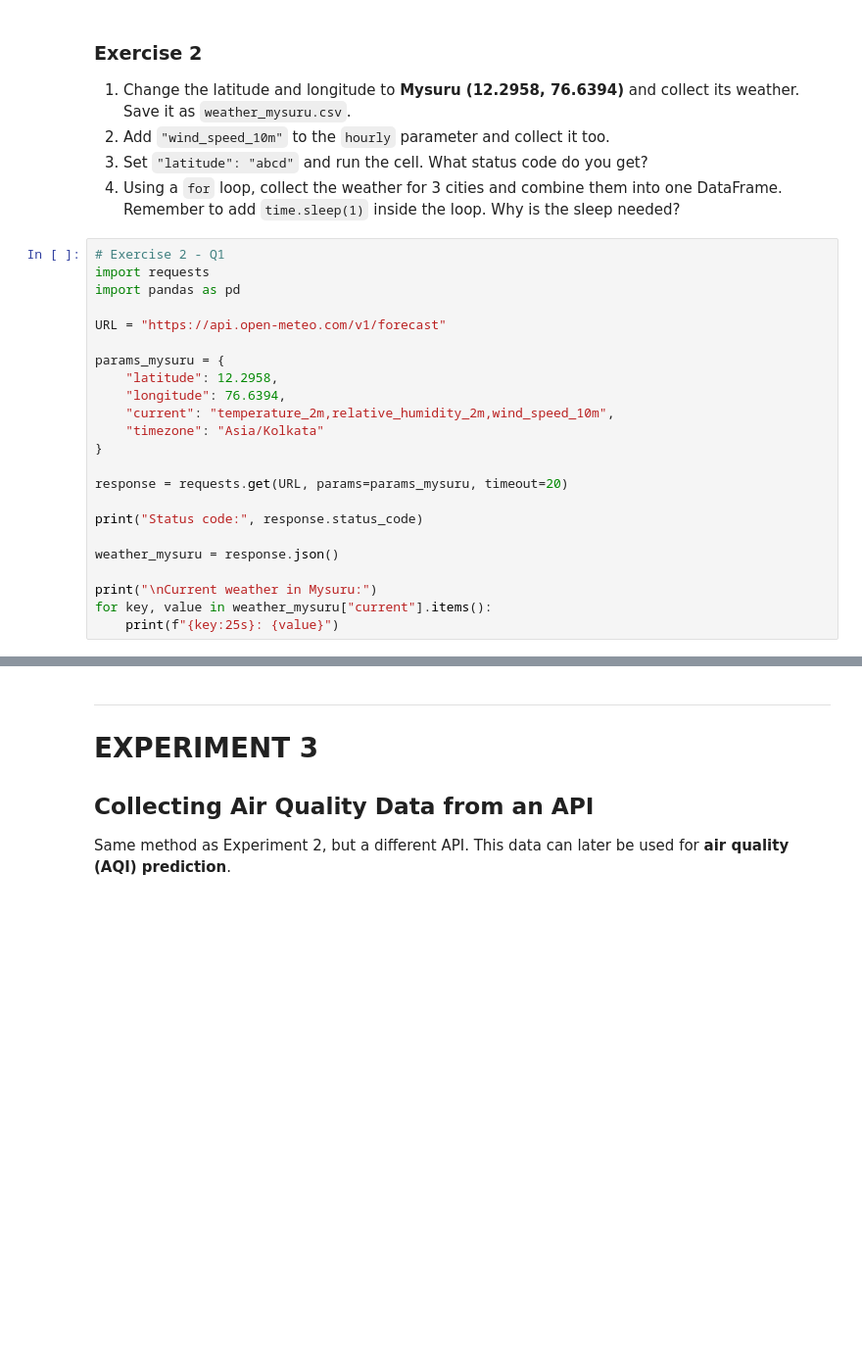
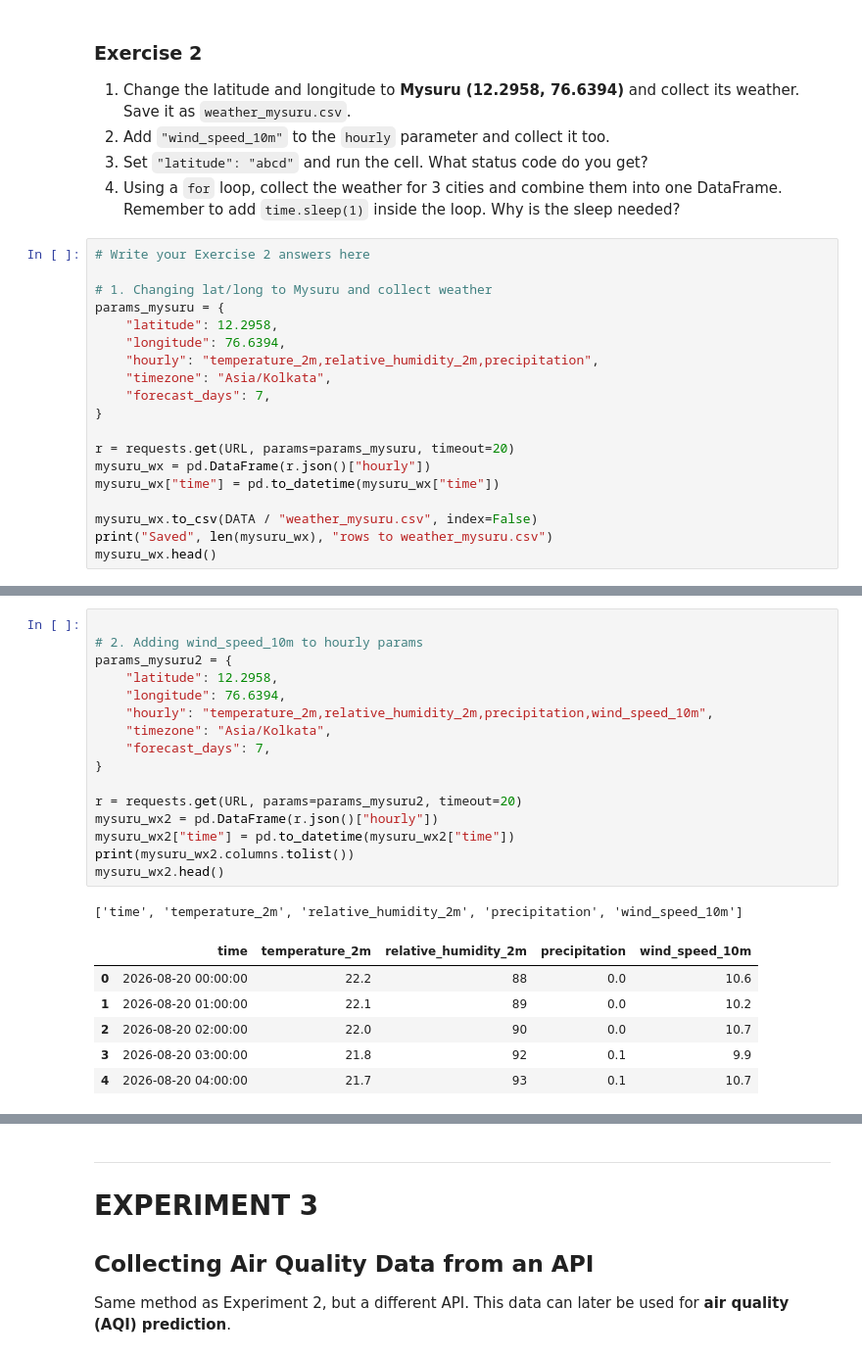
Before and after one commit to bharatmadiwalarbtech25/Lab_Data_Collection_Simple, a Jupyter notebook: Lab_Data_Collection_Simple.ipynb, the cells around one changed output, grey strips where cells are left out. Shown at 98% size. Cells and saved outputs as stored; diff of their text form; blank space fills up the shorter version.

```diff
--- a/Lab_Data_Collection_Simple.ipynb
+++ b/Lab_Data_Collection_Simple.ipynb
@@ -549,26 +416,22 @@ Collected 168 hourly records
 4. Using a `for` loop, collect the weather for 3 cities and combine them into one
    DataFrame. Remember to add `time.sleep(1)` inside the loop. Why is the sleep needed?
 # %%
-# Exercise 2 - Q1
-import requests
-import pandas as pd
+# Write your Exercise 2 answers here
 
-URL = "https://api.open-meteo.com/v1/forecast"
-
+# 1. Changing lat/long to Mysuru and collect weather
 params_mysuru = {
     "latitude": 12.2958,
     "longitude": 76.6394,
-    "current": "temperature_2m,relative_humidity_2m,wind_speed_10m",
-    "timezone": "Asia/Kolkata"
+    "hourly": "temperature_2m,relative_humidity_2m,precipitation",
+    "timezone": "Asia/Kolkata",
+    "forecast_days": 7,
 }
 
-response = requests.get(URL, params=params_mysuru, timeout=20)
+r = requests.get(URL, params=params_mysuru, timeout=20)
+mysuru_wx = pd.DataFrame(r.json()["hourly"])
+mysuru_wx["time"] = pd.to_datetime(mysuru_wx["time"])
 
-print("Status code:", response.status_code)
-
-weather_mysuru = response.json()
-
-print("\nCurrent weather in Mysuru:")
-for key, value in weather_mysuru["current"].items():
-    print(f"{key:25s}: {value}")
+mysuru_wx.to_csv(DATA / "weather_mysuru.csv", index=False)
+print("Saved", len(mysuru_wx), "rows to weather_mysuru.csv")
+mysuru_wx.head()
 # %% [output]
@@ -710,0 +445,24 @@ Saved as weather_3_cities.csv
+# %%
+
+# 2. Adding wind_speed_10m to hourly params
+params_mysuru2 = {
+    "latitude": 12.2958,
+    "longitude": 76.6394,
+    "hourly": "temperature_2m,relative_humidity_2m,precipitation,wind_speed_10m",
+    "timezone": "Asia/Kolkata",
+    "forecast_days": 7,
+}
+
+r = requests.get(URL, params=params_mysuru2, timeout=20)
+mysuru_wx2 = pd.DataFrame(r.json()["hourly"])
+mysuru_wx2["time"] = pd.to_datetime(mysuru_wx2["time"])
+print(mysuru_wx2.columns.tolist())
+mysuru_wx2.head()
+# %% [output]
+['time', 'temperature_2m', 'relative_humidity_2m', 'precipitation', 'wind_speed_10m']
+|  | time | temperature_2m | relative_humidity_2m | precipitation | wind_speed_10m |
+| 0 | 2026-08-20 00:00:00 | 22.2 | 88 | 0.0 | 10.6 |
+| 1 | 2026-08-20 01:00:00 | 22.1 | 89 | 0.0 | 10.2 |
+| 2 | 2026-08-20 02:00:00 | 22.0 | 90 | 0.0 | 10.7 |
+| 3 | 2026-08-20 03:00:00 | 21.8 | 92 | 0.1 | 9.9 |
+| 4 | 2026-08-20 04:00:00 | 21.7 | 93 | 0.1 | 10.7 |
```
Also changed, not shown: parts of 40 cells of this notebook.
